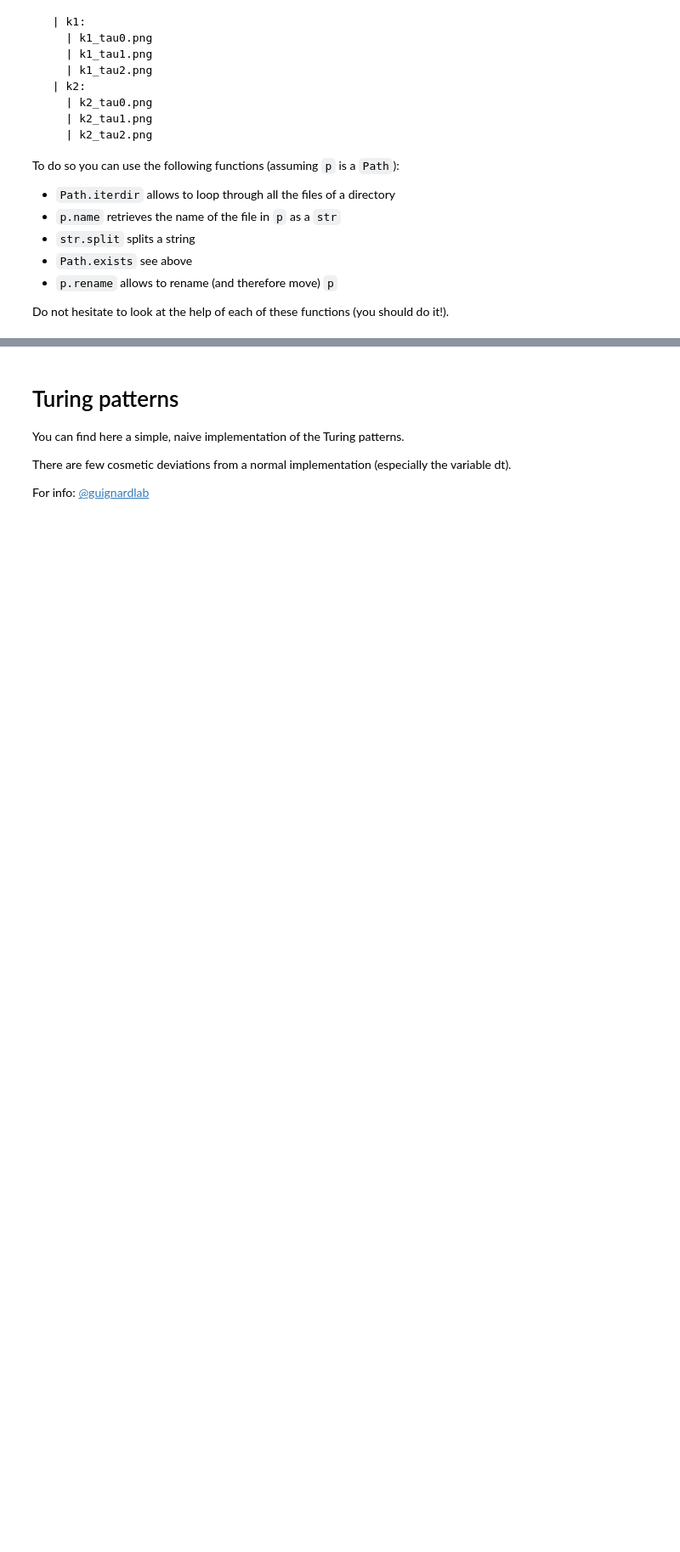
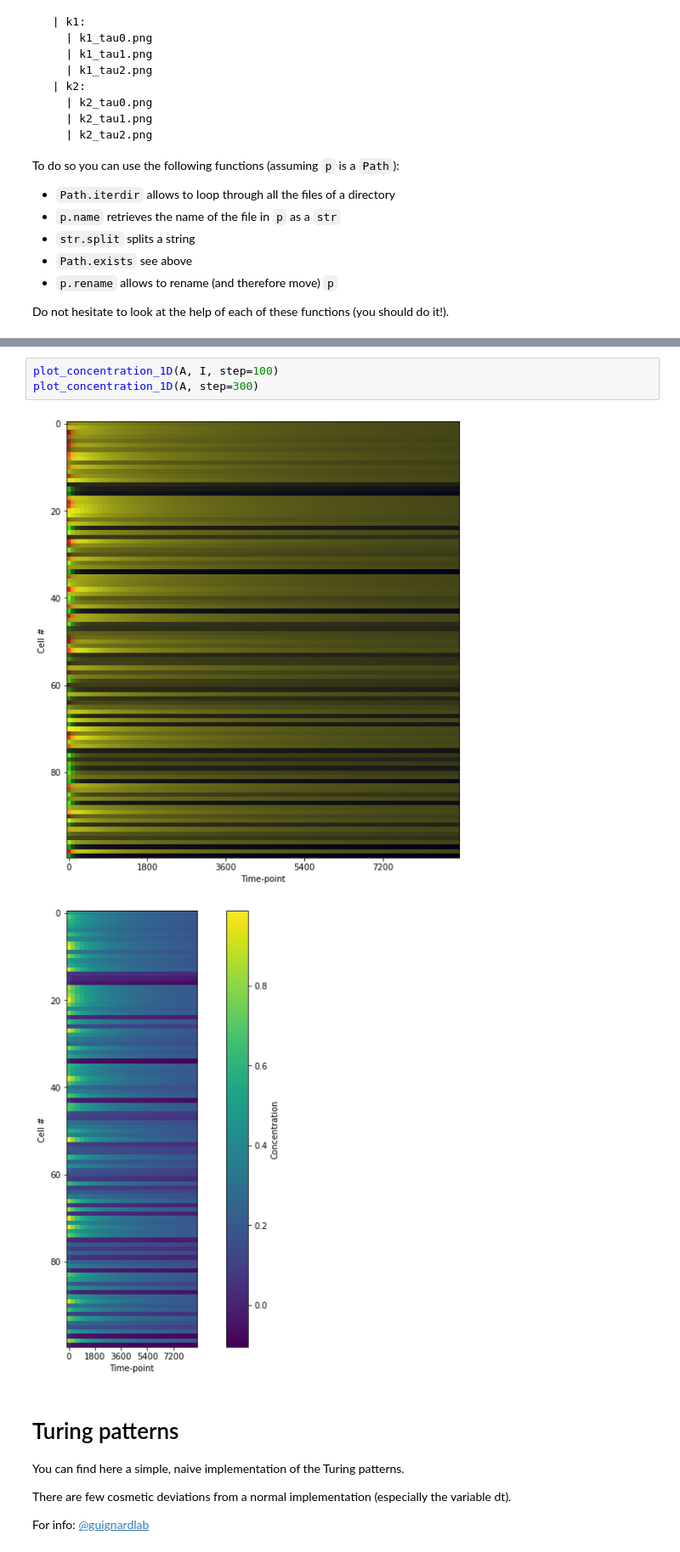
Before and after one commit to GuignardLab/CenTuri-Course, a Jupyter notebook: Turing-course.ipynb, the cells around one changed output, grey strips where cells are left out. Shown at 85% size. Cells and saved outputs as stored; diff of their text form; blank space fills up the shorter version.

```diff
--- a/Turing-course.ipynb
+++ b/Turing-course.ipynb
@@ -1126,3 +1483,9 @@ for f in p.iterdir():
+# %%
+plot_concentration_1D(A, I, step=100)
+plot_concentration_1D(A, step=300)
+# %% [output]
+[figure, added]
+[figure, added]
 # %% [markdown]
 # Turing patterns
 You can find here a simple, naive implementation of the Turing patterns.
```
Also changed, not shown: parts of 29 cells of this notebook, 2 other files.
